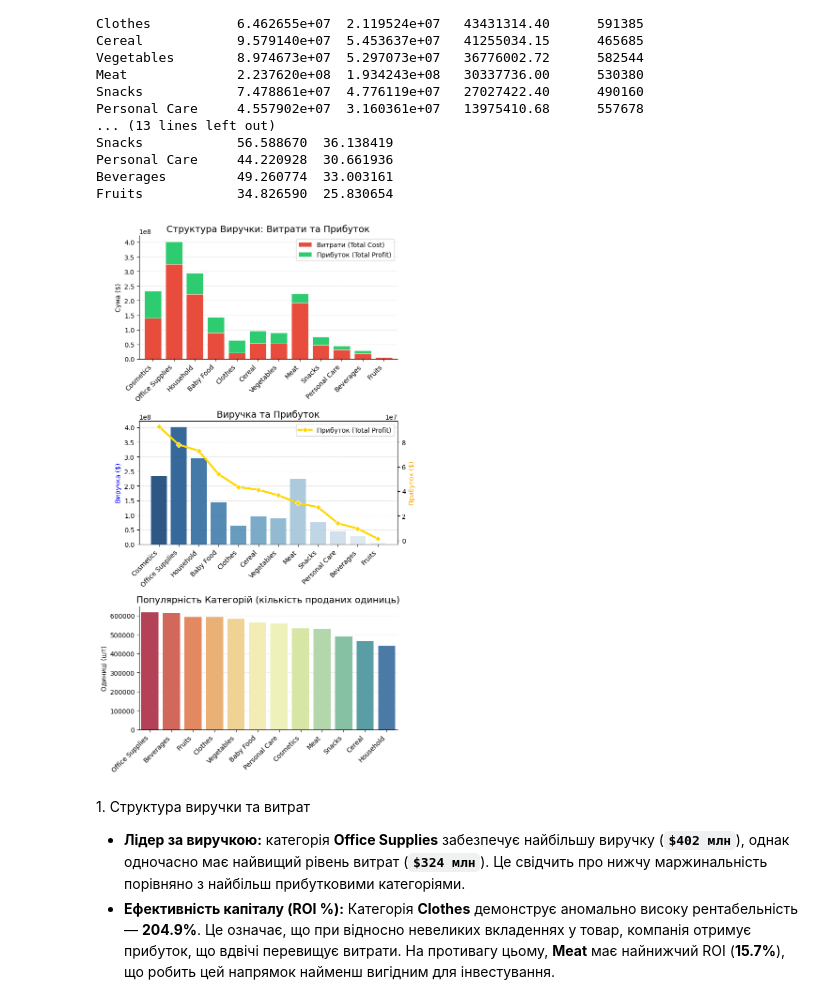
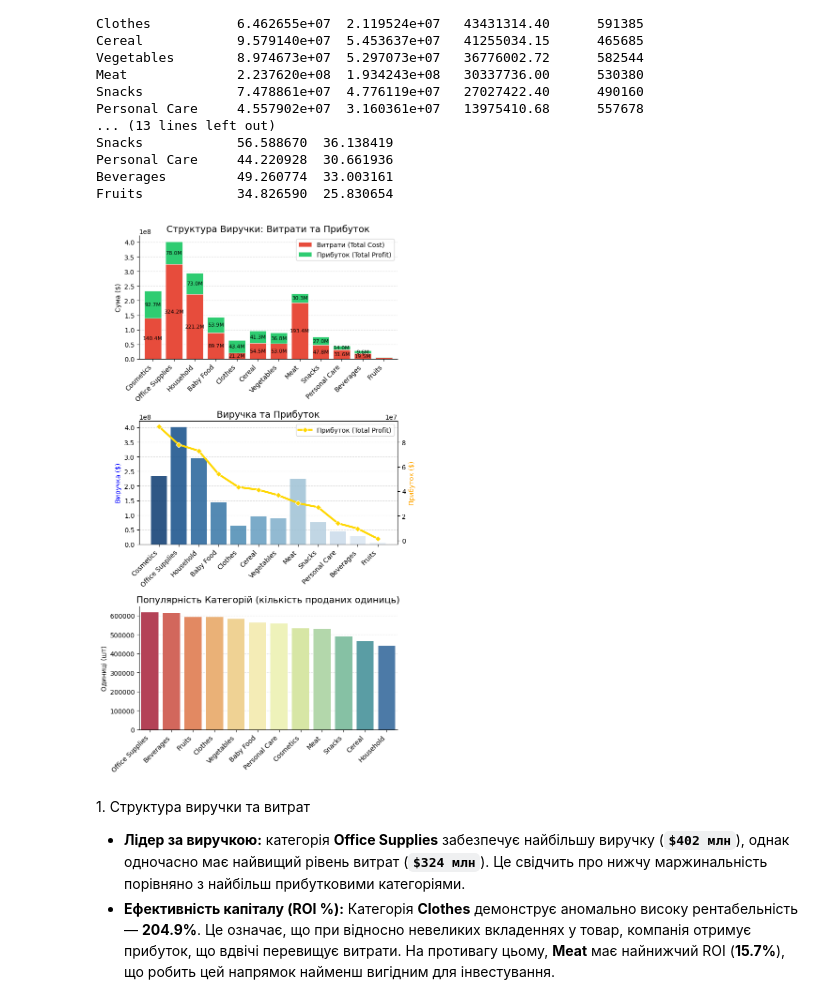
Before and after one commit to okpast/python-data-analysis-projects, a Jupyter notebook: global_retail_sales_analytics/global_retail_sales_analytics.ipynb, the cells around one changed output. Saved outputs shown, nothing was run; the diff lists cells and outputs as text; code cells hidden in the pictures.

```diff
--- a/global_retail_sales_analytics/global_retail_sales_analytics.ipynb
+++ b/global_retail_sales_analytics/global_retail_sales_analytics.ipynb
@@ -495,40 +495,52 @@ ax1.set_ylabel('Сума ($)')
 ax1.set_xticks(range(len(category_analysis.index)))
 ax1.set_xticklabels(category_analysis.index, rotation=45, ha='right')
 ax1.legend(['Витрати (Total Cost)', 'Прибуток (Total Profit)'])
+
+# Додаємо значення всередині сегментів, пропускаючи замалі
+for container in ax1.containers:
+  labels = [f'{v / 1_000_000:.1f}M' if v >= 5_000_000 else '' for v in container.datavalues]
+
+  ax1.bar_label(
+      container,
+      labels=labels,
+      label_type='center',
+      fontsize=8,
+      color='black'
+  )
 
 # ГРАФІК 2: Виручка vs Прибуток (через Seaborn)
 sns.barplot(x=category_analysis.index, y=category_analysis['Total Revenue'], ax=ax2, palette='Blues_r', hue=category_analysis.index, legend=False, alpha=0.9)
 
 # Створюємо другу вісь
 ax2_twin = ax2.twinx()
 sns.lineplot(x=category_analysis.index, y=category_analysis['Total Profit'], ax=ax2_twin, color='gold', marker='D', linewidth=3, label='Прибуток (Total Profit)')
 
 ax2.set_title('Виручка та Прибуток', fontsize=14)
 ax2.set_ylabel('Виручка ($)', color='blue')
 ax2_twin.set_ylabel('Прибуток ($)', color='orange')
 ax2.set_xticks(range(len(category_analysis.index)))
 ax2.set_xticklabels(category_analysis.index, rotation=45, ha='right')
 
 # ГРАФІК 3: Популярність (Units Sold)
 # Сортуємо за популярністю (кількістю одиниць)
 category_analysis = category_analysis.sort_values(by='Units Sold', ascending=False)
 
 sns.barplot(x=category_analysis.index, y=category_analysis['Units Sold'], ax=ax3, palette='Spectral', hue=category_analysis.index, legend=False)
 
 ax3.set_title('Популярність Категорій (кількість проданих одиниць)', fontsize=14)
 ax3.set_ylabel('Одиниці (шт)')
 ax3.set_xticks(range(len(category_analysis.index)))
 ax3.set_xticklabels(category_analysis.index, rotation=45, ha='right')
 
 # Очищаємо підписи X для всіх графіків
 for ax in [ax1, ax2, ax3]:
   ax.set_xlabel('')
   apply_grid(ax)
 
 plt.tight_layout()
 plt.show()
 # %% [output]
-[figure, old version]
+[figure, new version]
 # %% [markdown]
 1․ Структура виручки та витрат
 
```
Also changed, not shown: parts of 7 cells of this notebook.
